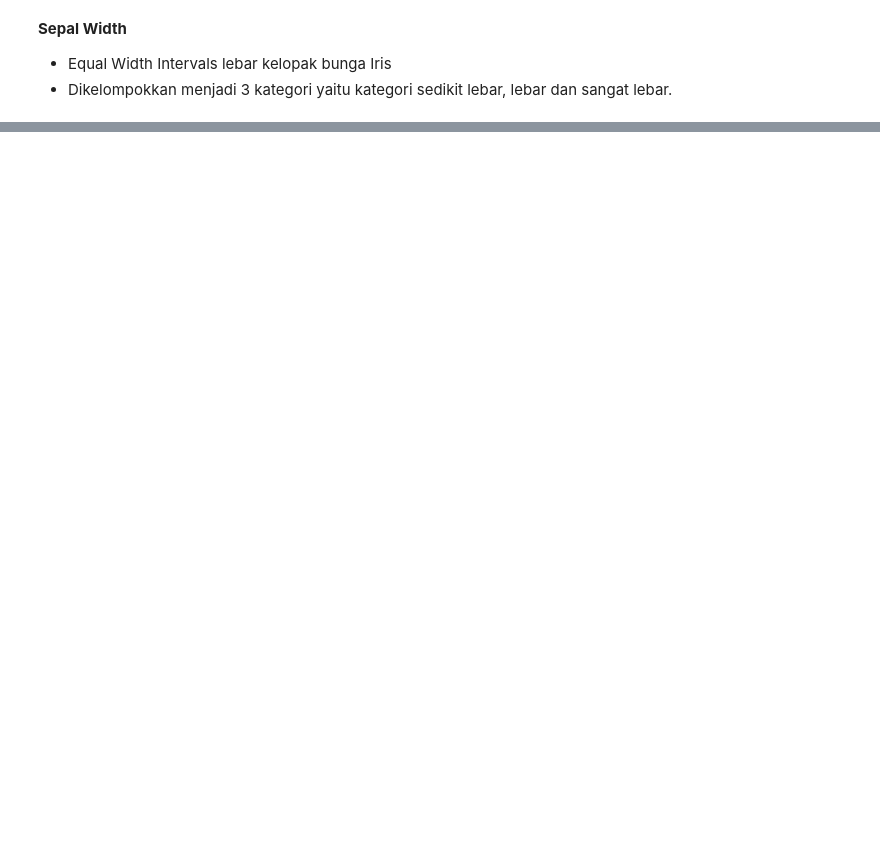
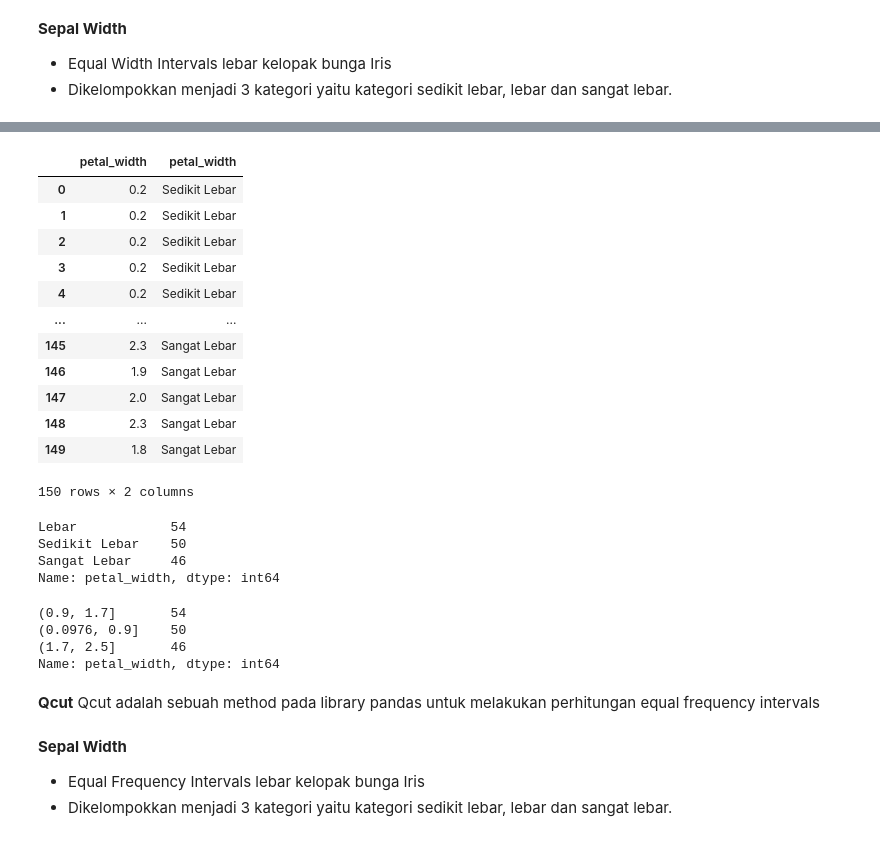
Before and after one commit to Shintaalya/datamining, a Jupyter notebook: _sources/notebooks2.ipynb, the cells around one changed output, grey strips where cells are left out. Saved outputs shown, nothing was run; the diff lists cells and outputs as text; code cells hidden in the pictures; blank space fills up the shorter version.

```diff
--- a/_sources/notebooks2.ipynb
+++ b/_sources/notebooks2.ipynb
@@ -62,0 +104,48 @@ interval_sepal_width_ew_binning = pd.cut(SEPAL_WIDTH_SERIES, amount_of_binning,
+# %%
+# equal-width intervals
+labels = ["Sedikit Lebar", "Lebar", "Sangat Lebar"]
+amount_of_binning = len(labels)
+
+petal_width_ew_binning = pd.cut(PETAL_WIDTH_SERIES, amount_of_binning, True, labels)
+labelled_petal_width_ew_binning = petal_width_ew_binning.value_counts()
+interval_petal_width_ew_binning = pd.cut(PETAL_WIDTH_SERIES, amount_of_binning, True).value_counts()
+# %%
+# dataframe of petal-width and petal category
+pd.concat((PETAL_WIDTH_SERIES, petal_width_ew_binning), axis=1)
+# %% [output]
+|  | petal_width | petal_width |
+| 0 | 0.2 | Sedikit Lebar |
+| 1 | 0.2 | Sedikit Lebar |
+| 2 | 0.2 | Sedikit Lebar |
+| 3 | 0.2 | Sedikit Lebar |
+| 4 | 0.2 | Sedikit Lebar |
+| ... | ... | ... |
+| 145 | 2.3 | Sangat Lebar |
+| 146 | 1.9 | Sangat Lebar |
+| 147 | 2.0 | Sangat Lebar |
+| 148 | 2.3 | Sangat Lebar |
+| 149 | 1.8 | Sangat Lebar |
+150 rows × 2 columns
+# %%
+# equal-width intervals with label
+labelled_petal_width_ew_binning
+# %% [output]
+Lebar            54
+Sedikit Lebar    50
+Sangat Lebar     46
+Name: petal_width, dtype: int64
+# %%
+# equal-width intervals without label
+interval_petal_width_ew_binning
+# %% [output]
+(0.9, 1.7]       54
+(0.0976, 0.9]    50
+(1.7, 2.5]       46
+Name: petal_width, dtype: int64
+# %% [markdown]
+**Qcut**
+Qcut adalah sebuah method pada library pandas untuk melakukan perhitungan equal frequency intervals
+# %% [markdown]
+**Sepal Width**
+*   Equal Frequency  Intervals lebar kelopak bunga Iris
+*   Dikelompokkan menjadi 3 kategori yaitu kategori sedikit lebar, lebar dan sangat lebar.
```
Also changed, not shown: parts of 28 cells of this notebook, 2 other files.
